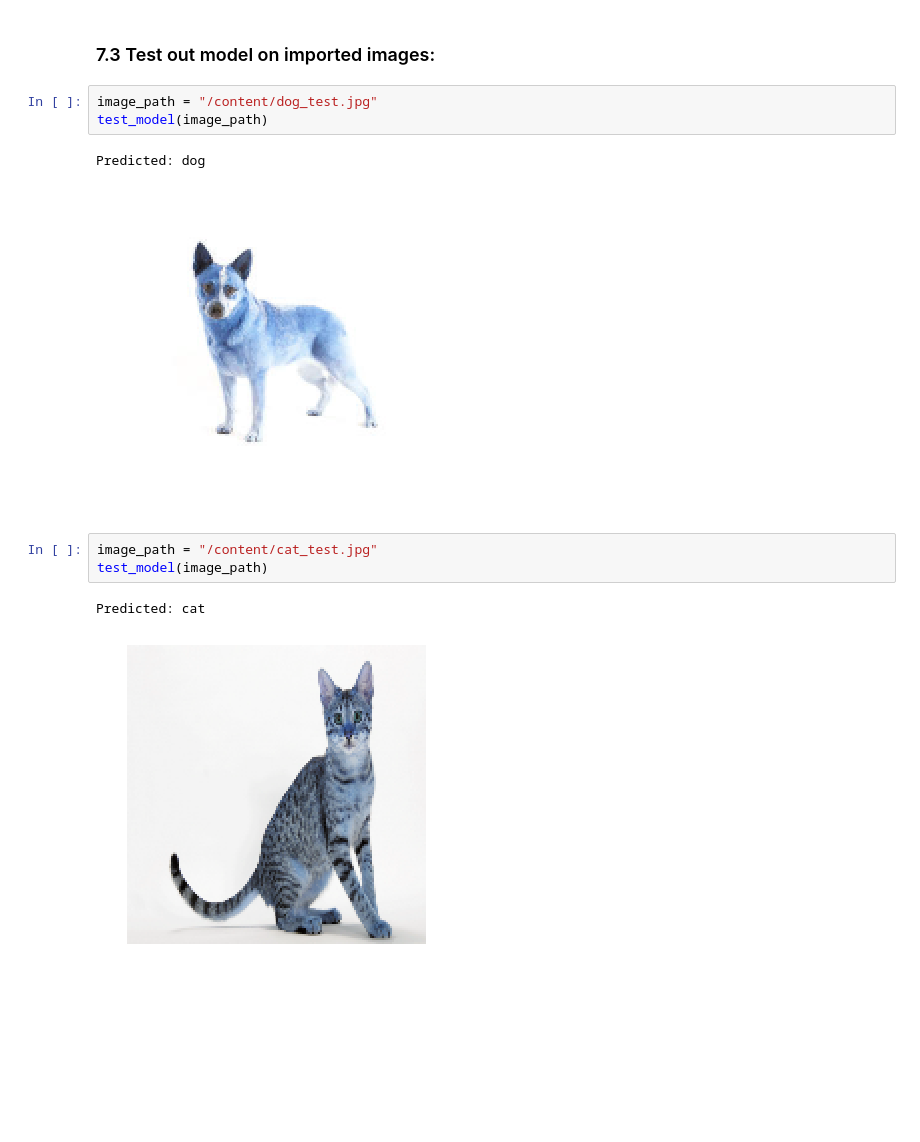
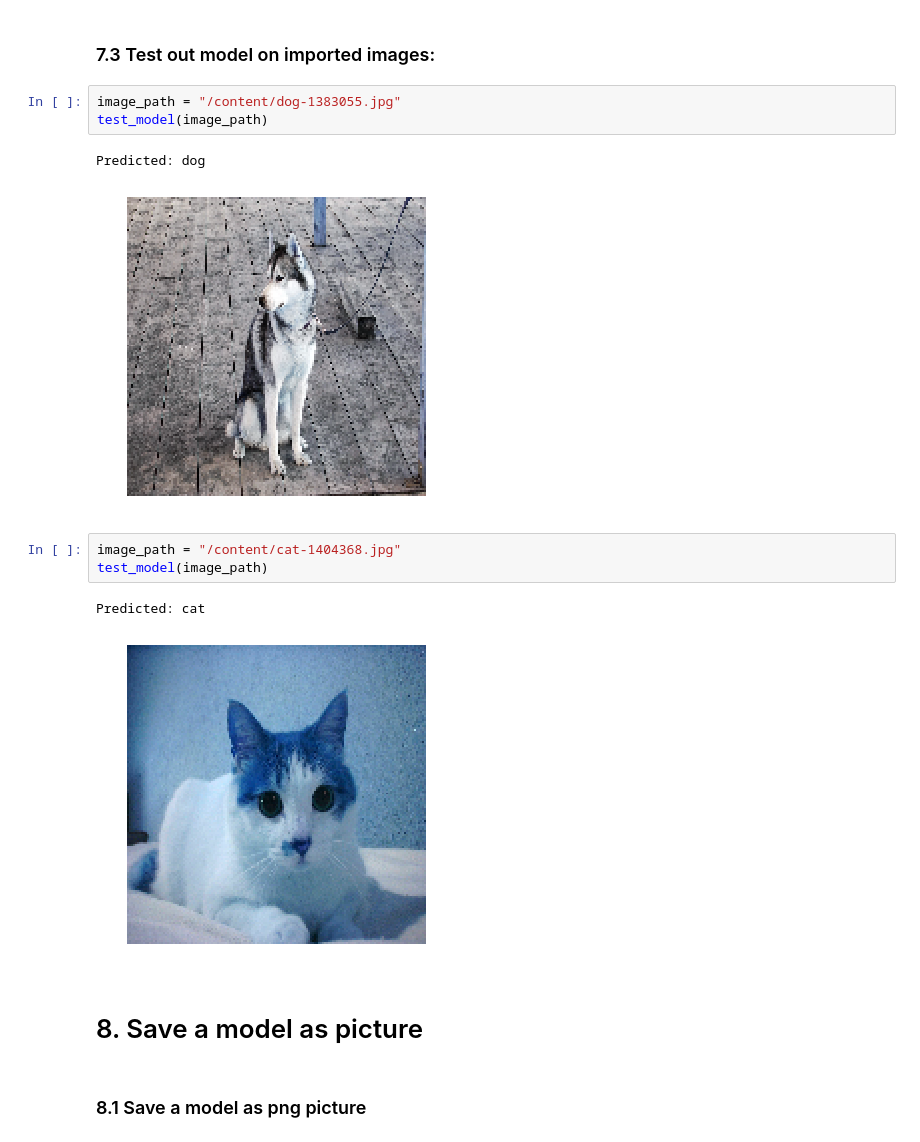
Before and after one commit to DavorJordacevic/TensorFlow-Keras-Neural-Networks, a Jupyter notebook: Convolutional_neural_network_with_Keras_dogs_vs_cats_Classifier.ipynb, the cells around one changed output. Drawn from its saved outputs; the diff is of its cells as text; blank space fills up the shorter version.

```diff
--- a/Convolutional_neural_network_with_Keras_dogs_vs_cats_Classifier.ipynb
+++ b/Convolutional_neural_network_with_Keras_dogs_vs_cats_Classifier.ipynb
@@ -619,14 +631,18 @@ def test_model(image_path):
 # %% [markdown]
 ### 7.3 Test out model on imported images:
 # %%
-image_path = "/content/dog_test.jpg"
+image_path = "/content/dog-1383055.jpg"
 test_model(image_path)
 # %% [output]
 Predicted: dog
-[figure, old version]
+[figure, new version]
 # %%
-image_path = "/content/cat_test.jpg"
+image_path = "/content/cat-1404368.jpg"
 test_model(image_path)
 # %% [output]
 Predicted: cat
-[figure, old version]
+[figure, new version]
+# %% [markdown]
+# 8. Save a model as picture
+# %% [markdown]
+### 8.1 Save a model as png picture
```
Also changed, not shown: parts of 22 cells of this notebook.
